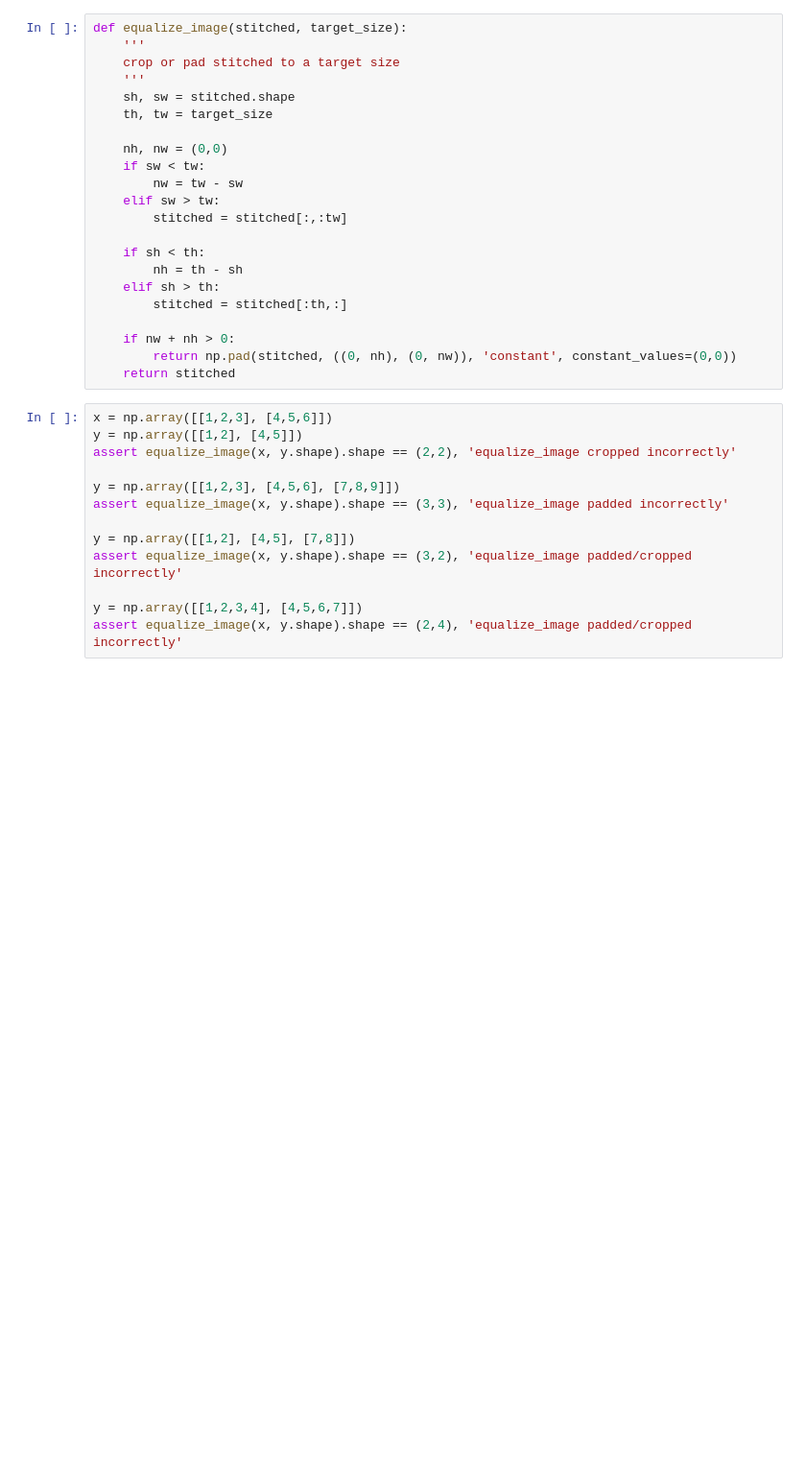
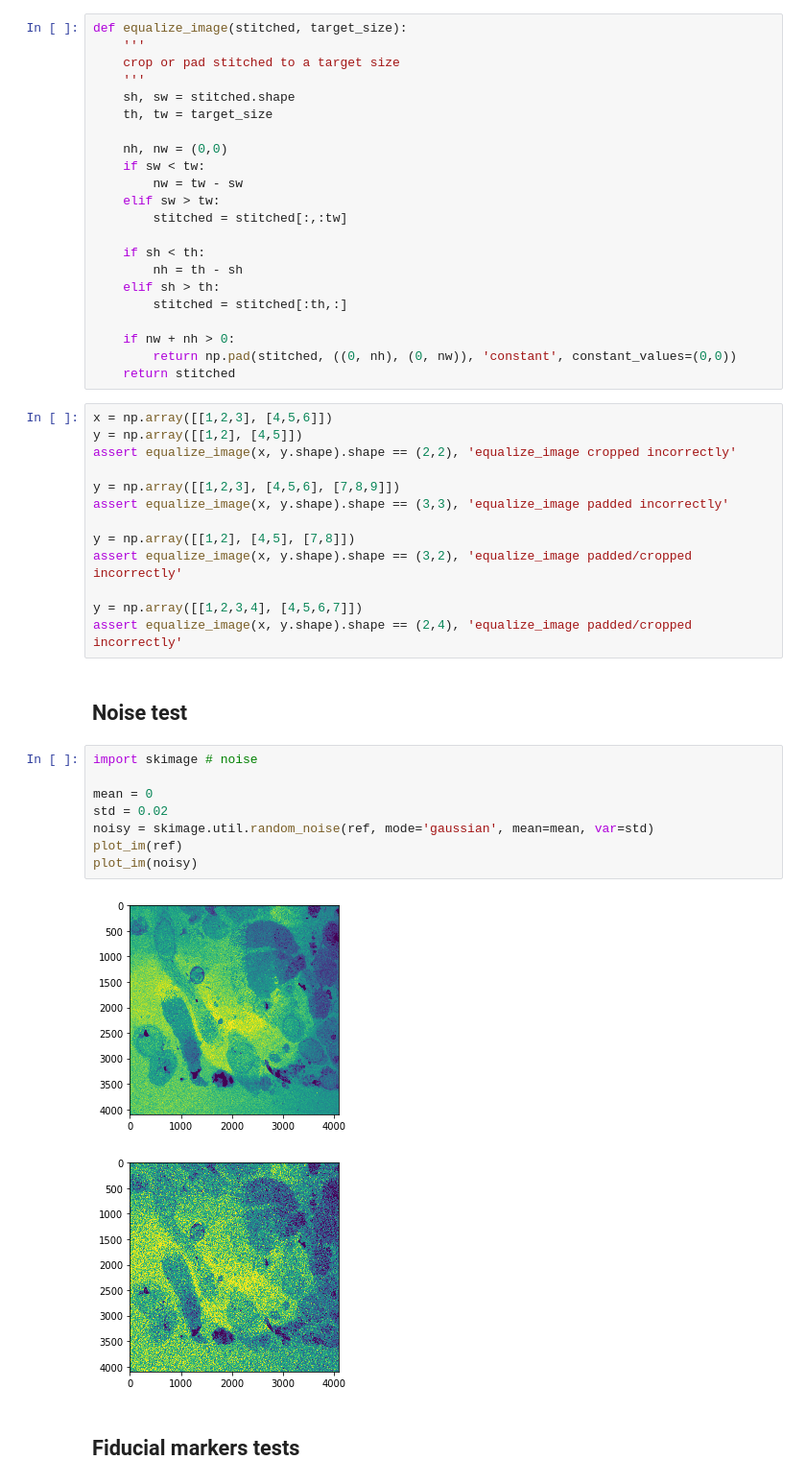
Before and after one commit to tristaaan/stitch-eval, a Jupyter notebook: notebooks/scratchpad.ipynb, the cells around one changed output. Shown at 96% size. Cells and saved outputs as stored; diff of their text form; blank space fills up the shorter version.

```diff
--- a/notebooks/scratchpad.ipynb
+++ b/notebooks/scratchpad.ipynb
@@ -240,3 +214,18 @@ assert equalize_image(x, y.shape).shape == (3,2), 'equalize_image padded/cropped
 
 y = np.array([[1,2,3,4], [4,5,6,7]])
 assert equalize_image(x, y.shape).shape == (2,4), 'equalize_image padded/cropped incorrectly'
+# %% [markdown]
+## Noise test
+# %%
+import skimage # noise
+
+mean = 0
+std = 0.02
+noisy = skimage.util.random_noise(ref, mode='gaussian', mean=mean, var=std)
+plot_im(ref)
+plot_im(noisy)
+# %% [output]
+[figure, added]
+[figure, added]
+# %% [markdown]
+## Fiducial markers tests
```
Also changed, not shown: parts of 19 cells of this notebook.
